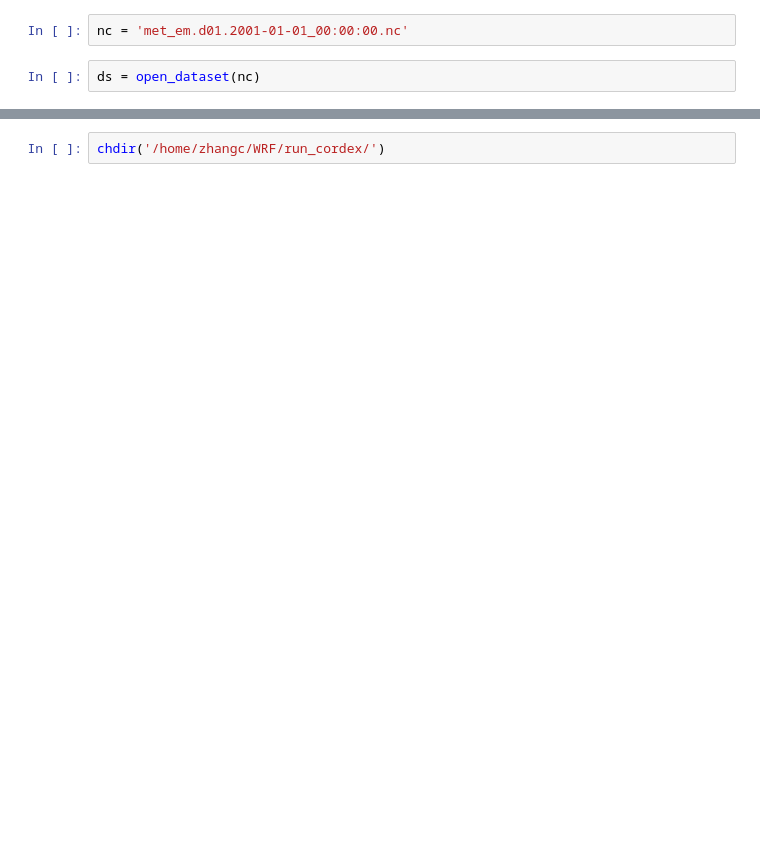
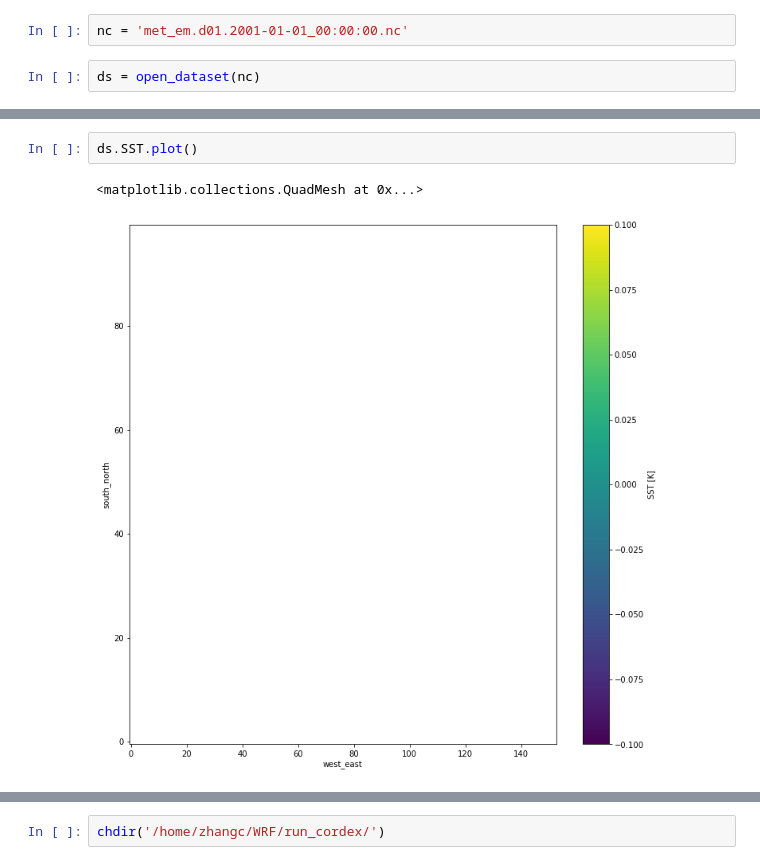
Before and after one commit to geosciz/nc2im_cesm2, a Jupyter notebook: learn_data.ipynb, the cells around one changed output, grey strips where cells are left out. Saved outputs shown, nothing was run; the diff lists cells and outputs as text; blank space fills up the shorter version.

```diff
--- a/learn_data.ipynb
+++ b/learn_data.ipynb
@@ -13,2 +39,7 @@ ds = open_dataset(nc)
+# %%
+ds.SST.plot()
+# %% [output]
+<matplotlib.collections.QuadMesh at 0x...>
+[figure, added]
 # %%
 ds.ST[0][0].plot(vmin=236,vmax=285)
```
Also changed, not shown: parts of 7 cells of this notebook, 4 other files.
